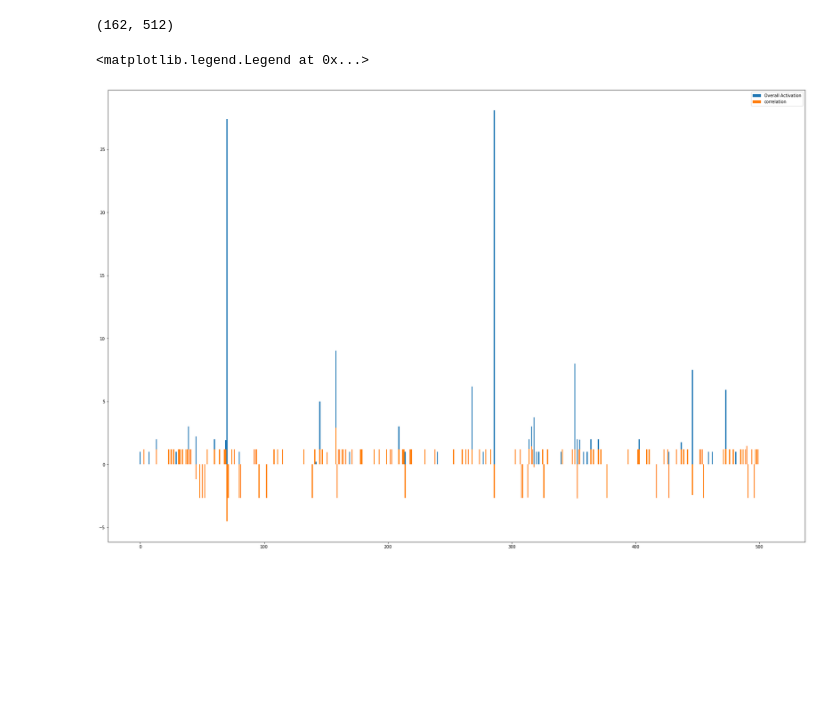
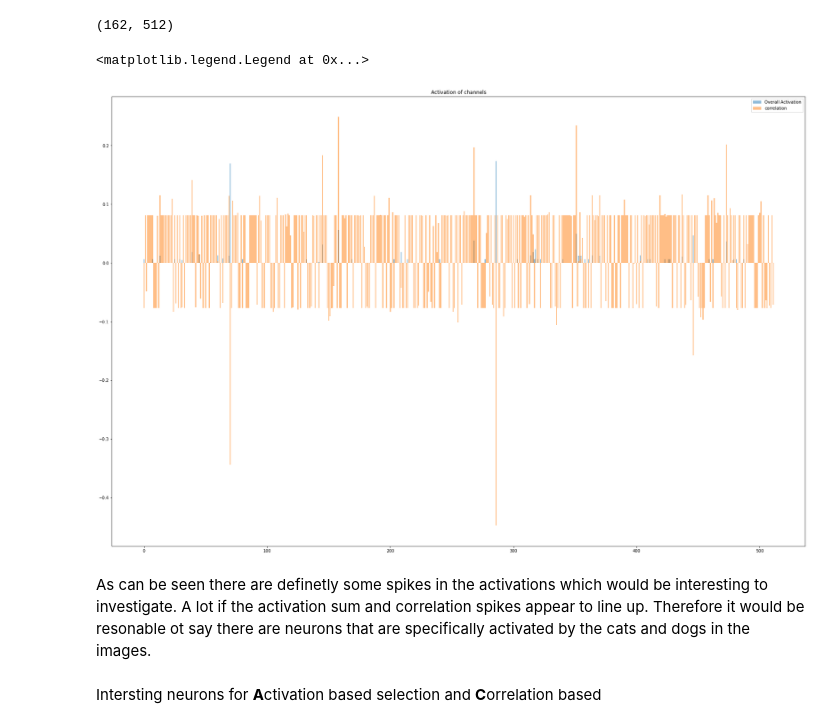
Before and after one commit to sprabhu07/DeepLearning, a Jupyter notebook: visualize_localize.ipynb, the cells around one changed output. Drawn from its saved outputs; the diff is of its cells as text; code cells hidden in the pictures; blank space fills up the shorter version.

```diff
--- a/visualize_localize.ipynb
+++ b/visualize_localize.ipynb
@@ -116,2 +210,7 @@ _______________
+# %%
+d= list(train_ds.take(1).as_numpy_iterator())
+# %%
+dt = d[0][0]
+yt = d[0][1]
 # %%
-rest = model2.predict(dt)
+rest = modelChoice.predict(dt)
@@ -135,13 +232,17 @@ res.shape
 # %%
 import numpy as np
 # %%
-senset = np.sum(res,axis=0)
+senset = np.sum(res,axis=0) # Sum over samples
+senset = senset/np.sum(senset) # devide to normalize and reach same range as layer output
 # %%
 plt.figure(figsize=(30,20))
-plt.bar(list(range(len(senset))),senset, label ="Overall Activation")
-plt.bar(list(range(512)),corr*10,label="correlation")
+plt.bar(list(range(len(senset))),senset, label ="Overall Activation",alpha=0.5)
+plt.bar(list(range(512)),corr,label="correlation",alpha=0.5)
+plt.title("Activation of channels")
 plt.legend()
 # %% [output]
 <matplotlib.legend.Legend at 0x...>
-[figure, old version]
+[figure, new version]
+# %% [markdown]
+As can be seen there are definetly some spikes in the activations which would be interesting to investigate. A lot if the activation sum and correlation spikes appear to line up. Therefore it would be resonable ot say there are neurons that are specifically activated by the cats and dogs in the images.
 # %%
@@ -150,3 +251,5 @@ interestC = np.abs(corr).argsort()[-10:]
+# %% [markdown]
+Intersting neurons for **A**ctivation based selection and **C**orrelation based
 # %%
 interestA,interestC
 # %% [output]
```
Also changed, not shown: parts of 44 cells of this notebook.
